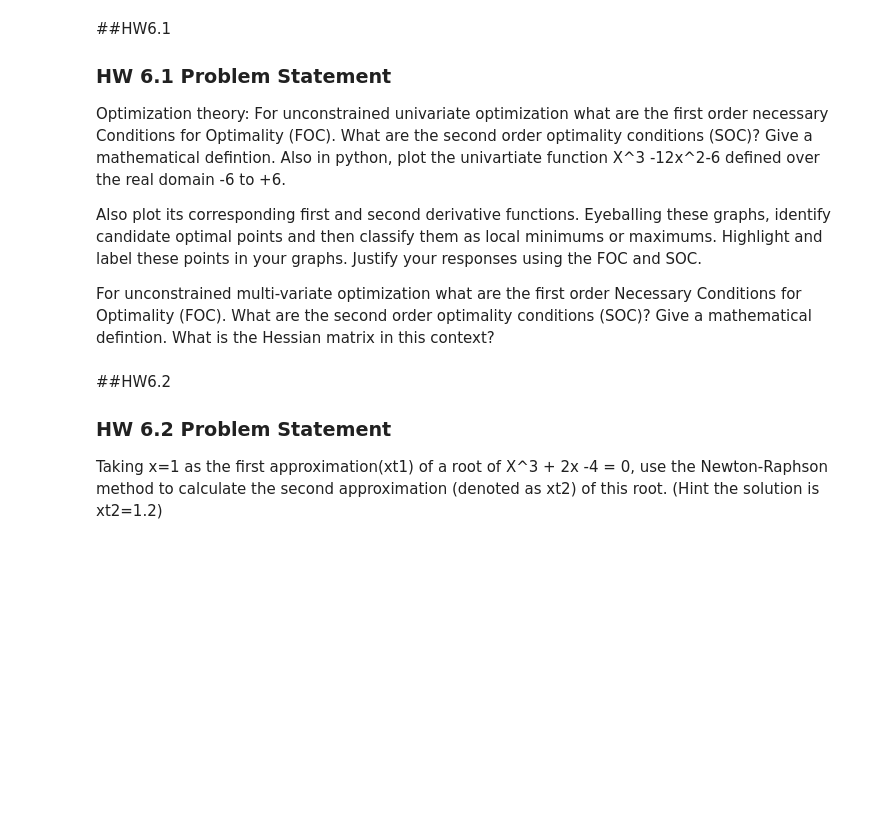
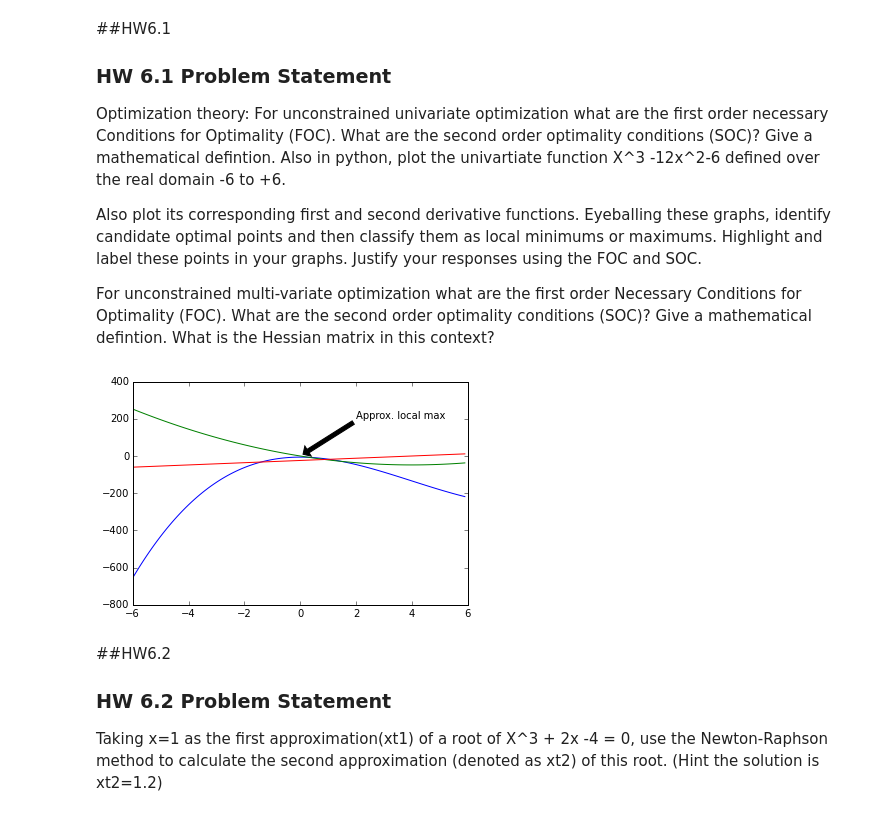
Before and after one commit to nickhamlin/mids_261_homework, a Jupyter notebook: HW6/MIDS-W261-2015-HWK-Week06-Hamlin-Thomas-Baek-Danish.ipynb, the cells around one changed output. Cells and saved outputs as stored; diff of their text form; code cells hidden in the pictures; blank space fills up the shorter version.

Commit message:
Setting up some plots and stuff

```diff
--- a/HW6/MIDS-W261-2015-HWK-Week06-Hamlin-Thomas-Baek-Danish.ipynb
+++ b/HW6/MIDS-W261-2015-HWK-Week06-Hamlin-Thomas-Baek-Danish.ipynb
@@ -36,6 +43,37 @@ X^3 -12x^2-6 defined over the real  domain -6 to +6.
 Also plot its corresponding first and second derivative functions. Eyeballing these graphs, identify candidate optimal points and then classify them as local minimums or maximums. Highlight and label these points in your graphs. Justify your responses using the FOC and SOC.
 
 For unconstrained multi-variate optimization what are the first order  Necessary Conditions for Optimality (FOC).  What are the second order optimality conditions (SOC)? Give a mathematical defintion. What is the Hessian matrix in this context?
+# %%
+import numpy as np
+import pylab as plt
+
+def f(x):
+    """The function in question"""
+    return x**3-12*x**2-6
+
+def dev1f(x):
+    """The first derivative of our function"""
+    return 3*x**2-24*x
+
+def dev2f(x):
+    """The second derivative of our function"""
+    return 6*x-24
+
+x=np.arange(-6,6,.1)
+y0=f(x)
+y1=dev1f(x)
+y2=dev2f(x)
+
+plt.plot(x,y0)
+plt.plot(x,y1)
+plt.plot(x,y2)
+
+plt.annotate('Approx. local max', xy=(0, 0), xytext=(2, 200),
+            arrowprops=dict(facecolor='black', shrink=0.05),
+            )
+plt.show()
+# %% [output]
+[figure, added]
 # %% [markdown]
 ##HW6.2
 
```
Also changed, not shown: parts of 10 cells of this notebook, 1 other file.
